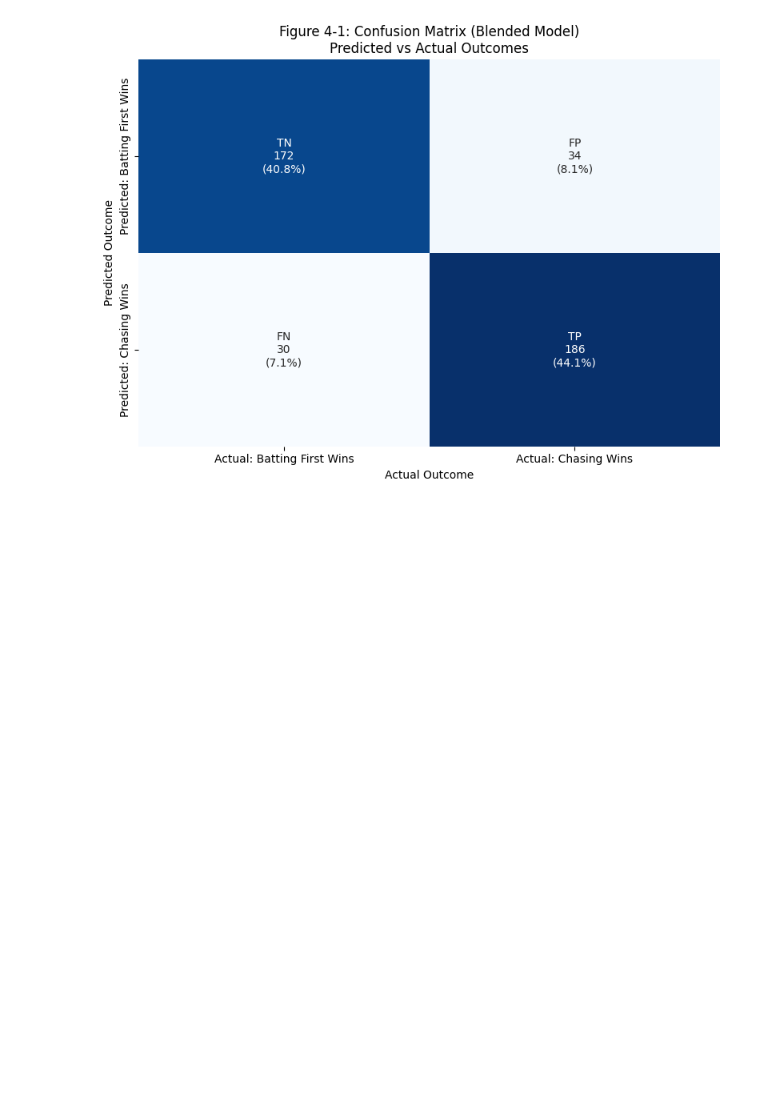
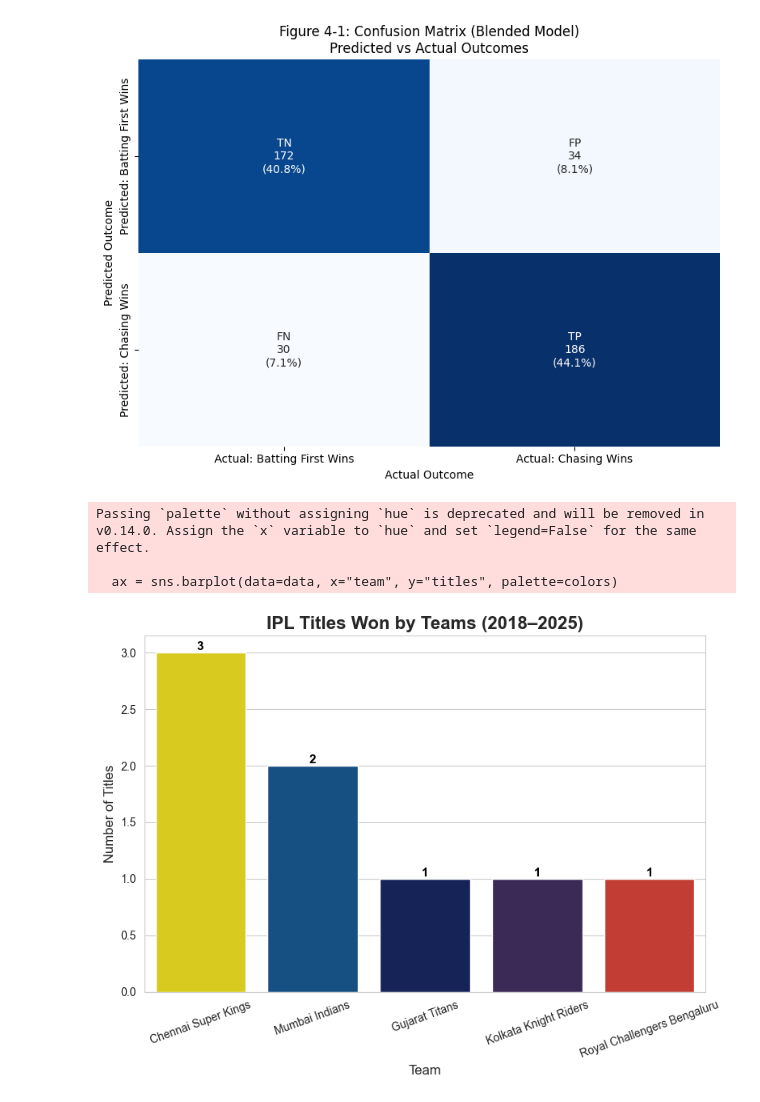
Before and after one commit to geekae99-lang/Cricket_Match-Player_Analysis_IPL, a Jupyter notebook: CMAPA.ipynb, the cells around one changed output. Cells and saved outputs as stored; diff of their text form; code cells hidden in the pictures; blank space fills up the shorter version.

```diff
--- a/CMAPA.ipynb
+++ b/CMAPA.ipynb
@@ -2100,3 +2100,50 @@ plt.tight_layout()
 plt.show()
 # %% [output]
 [figure]
+# %%
+# Custom vertical bar chart with IPL team colors
+import matplotlib.pyplot as plt
+import seaborn as sns
+import pandas as pd
+
+# Data
+teams = ["Chennai Super Kings", "Mumbai Indians", "Gujarat Titans", "Kolkata Knight Riders", "Royal Challengers Bengaluru"]
+titles = [3, 2, 1, 1, 1]
+data = pd.DataFrame({"team": teams, "titles": titles})
+
+# Define official-like team colors
+team_colors = {
+    "Chennai Super Kings": "#F7E400",   # Yellow
+    "Mumbai Indians": "#045093",        # Blue
+    "Gujarat Titans": "#0A1D62",        # Dark Blue
+    "Kolkata Knight Riders": "#3A225D", # Purple
+    "Royal Challengers Bengaluru": "#DA291C" # Red
+}
+
+# Map colors
+colors = [team_colors[t] for t in data["team"]]
+
+# Plot
+plt.figure(figsize=(8,6))
+sns.set_style("whitegrid")
+ax = sns.barplot(data=data, x="team", y="titles", palette=colors)
+
+# Titles and labels
+plt.title("IPL Titles Won by Teams (2018–2025)", fontsize=16, fontweight="bold")
+plt.xlabel("Team", fontsize=12)
+plt.ylabel("Number of Titles", fontsize=12)
+
+# Add annotations
+for p in ax.patches:
+    ax.annotate(f"{int(p.get_height())}",
+                (p.get_x() + p.get_width() / 2., p.get_height()),
+                ha='center', va='bottom', fontsize=11, fontweight="bold", color="black")
+
+plt.xticks(rotation=20)
+plt.tight_layout()
+plt.show()
+# %% [output]
+Passing `palette` without assigning `hue` is deprecated and will be removed in v0.14.0. Assign the `x` variable to `hue` and set `legend=False` for the same effect.
+
+  ax = sns.barplot(data=data, x="team", y="titles", palette=colors)
+[figure, added]
```
Also changed, not shown: parts of 1 cell of this notebook, 1 other file.
